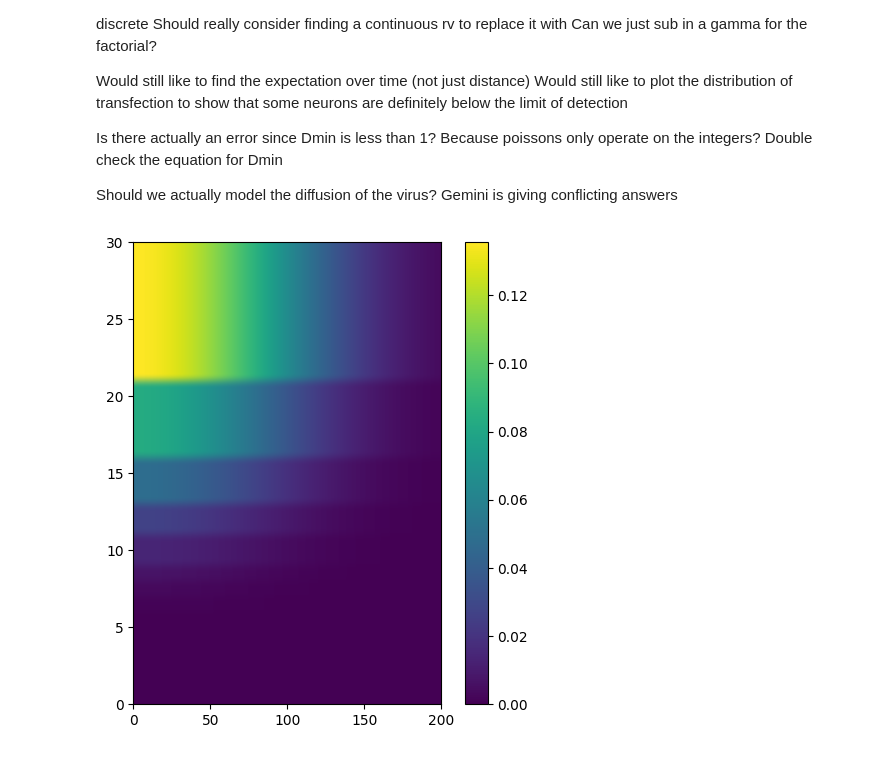
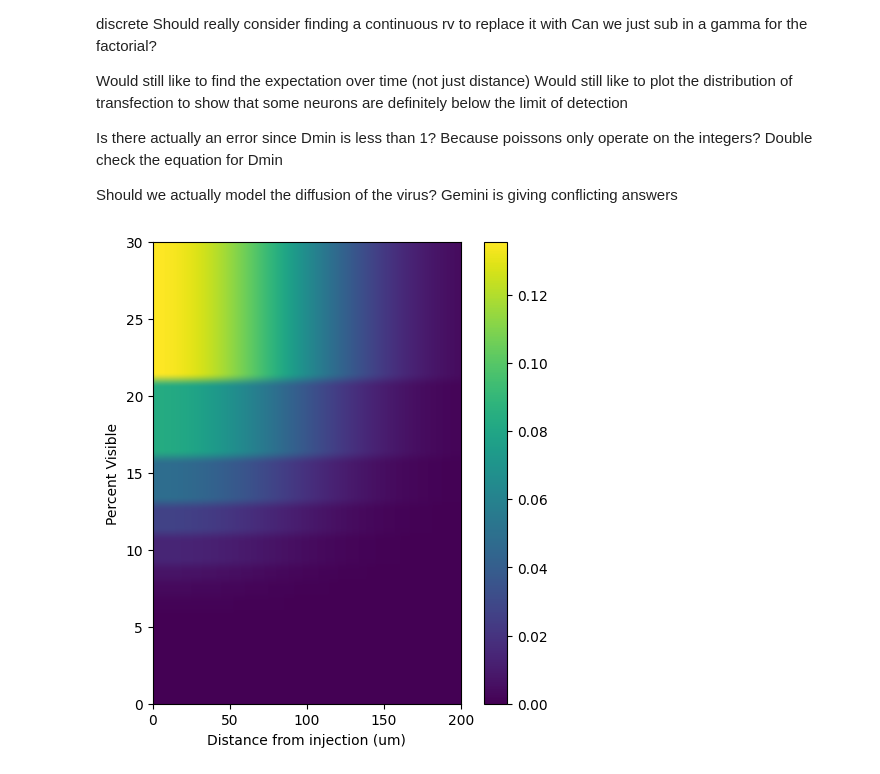
Before and after one commit to kroumov/SpineDetect, a Jupyter notebook: david/rockfish/generate_task_list.ipynb, the cells around one changed output. Saved outputs shown, nothing was run; the diff lists cells and outputs as text; code cells hidden in the pictures.

```diff
--- a/david/rockfish/generate_task_list.ipynb
+++ b/david/rockfish/generate_task_list.ipynb
@@ -190,14 +202,16 @@ for ii, tt in enumerate(t):
 # %%
 fig, ax = plt.subplots(figsize=(6, 6))
 
 extent = [0, max(r), 0, max(t)/24]  # time vs channel
 im = ax.imshow(results, cmap='viridis', origin='lower', extent=extent)
 
 ax.set_aspect(len(r)/(10*len(t)))   # square axes visually but data still interpretable
 plt.colorbar(im, ax=ax)
+plt.xlabel('Distance from injection (um)')
+plt.ylabel('Percent Visible')
 plt.show()
 # %% [output]
-[figure, old version]
+[figure, new version]
 # %%
 fig, ax = plt.subplots()
 r_test = np.arange(0, len(r), len(r)/5, dtype=np.int32)
```
Also changed, not shown: parts of 3 cells of this notebook, 5 other files.
